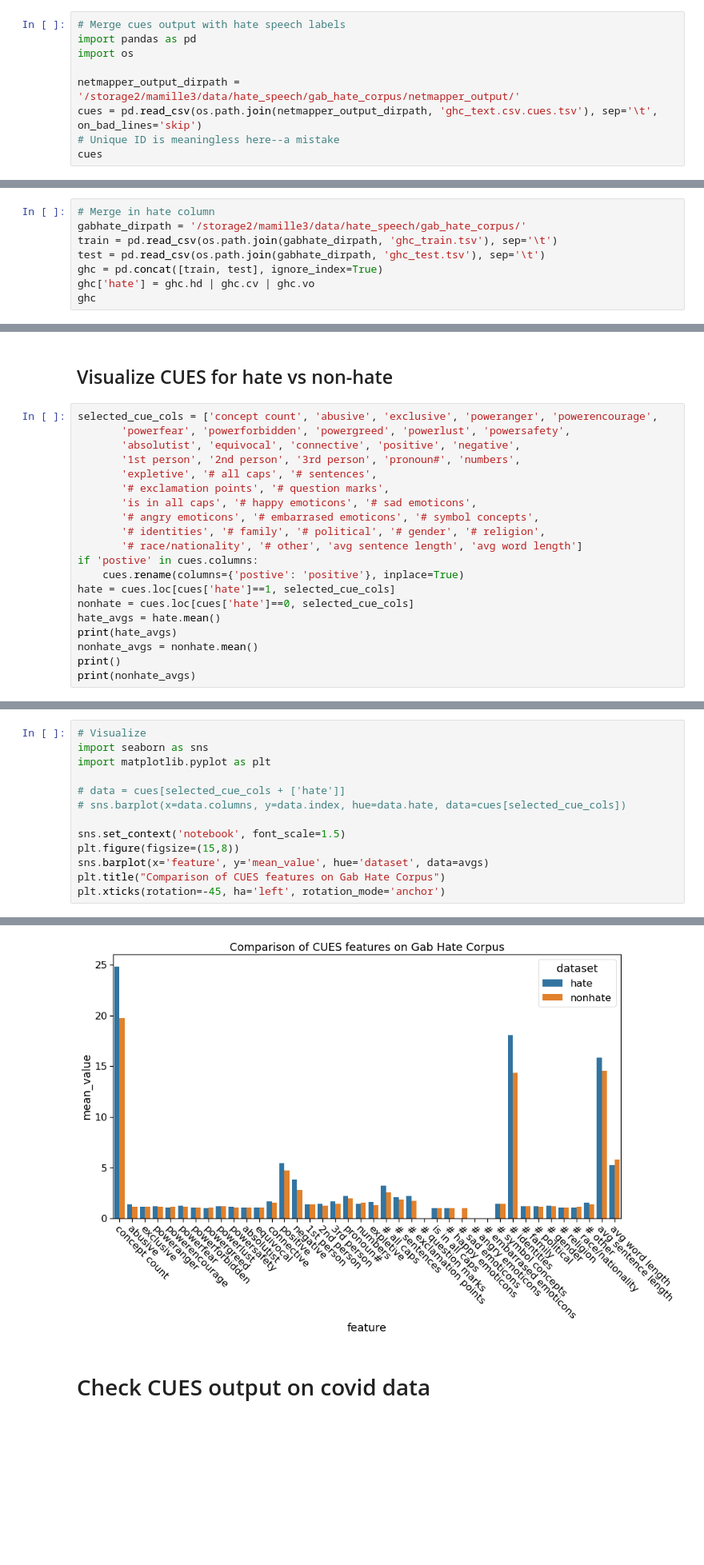
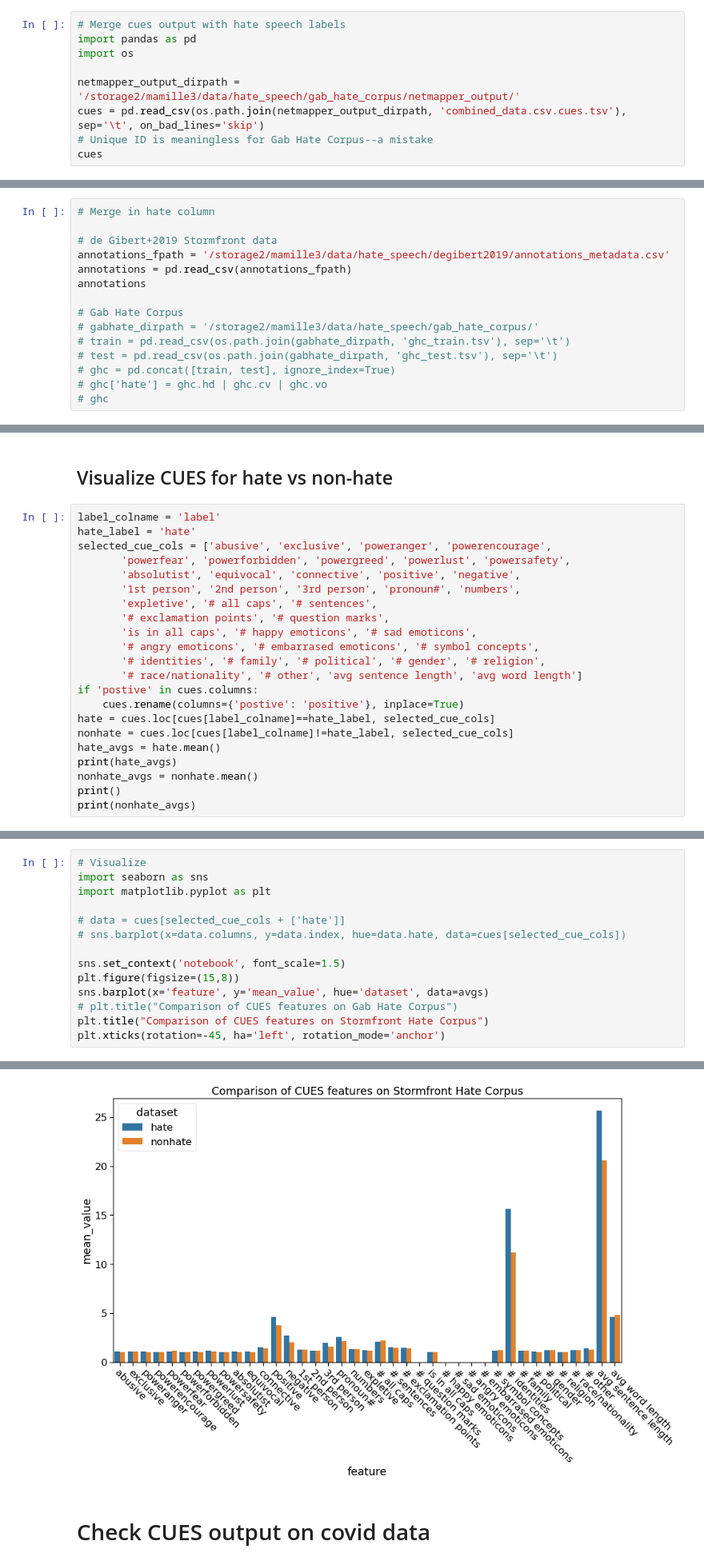
Before and after one commit to michaelmilleryoder/hate_speech_rhetoric, a Jupyter notebook: jupyter/netmapper_cues.ipynb, the cells around one changed output, grey strips where cells are left out. Shown at 80% size. Saved outputs shown, nothing was run; the diff lists cells and outputs as text; blank space fills up the shorter version.

Commit message:
netmapper cues updates for Stormfront data

```diff
--- a/jupyter/netmapper_cues.ipynb
+++ b/jupyter/netmapper_cues.ipynb
@@ -6,8 +72,8 @@ import pandas as pd
 import os
 
 netmapper_output_dirpath = '/storage2/mamille3/data/hate_speech/gab_hate_corpus/netmapper_output/'
-cues = pd.read_csv(os.path.join(netmapper_output_dirpath, 'ghc_text.csv.cues.tsv'), sep='\t', on_bad_lines='skip')
-# Unique ID is meaningless here--a mistake
+cues = pd.read_csv(os.path.join(netmapper_output_dirpath, 'combined_data.csv.cues.tsv'), sep='\t', on_bad_lines='skip')
+# Unique ID is meaningless for Gab Hate Corpus--a mistake
 cues
 # %% [output]
 |  | Unique ID | Author | Date | concept count | # thesaurus replacements | reading difficulty | named entity | ... |
@@ -26,9 +92,16 @@ cues
 # %%
 # Merge in hate column
-gabhate_dirpath = '/storage2/mamille3/data/hate_speech/gab_hate_corpus/'
-train = pd.read_csv(os.path.join(gabhate_dirpath, 'ghc_train.tsv'), sep='\t')
-test = pd.read_csv(os.path.join(gabhate_dirpath, 'ghc_test.tsv'), sep='\t')
-ghc = pd.concat([train, test], ignore_index=True)
-ghc['hate'] = ghc.hd | ghc.cv | ghc.vo
-ghc
+
+# de Gibert+2019 Stormfront data
+annotations_fpath = '/storage2/mamille3/data/hate_speech/degibert2019/annotations_metadata.csv'
+annotations = pd.read_csv(annotations_fpath)
+annotations
+
+# Gab Hate Corpus
+# gabhate_dirpath = '/storage2/mamille3/data/hate_speech/gab_hate_corpus/'
+# train = pd.read_csv(os.path.join(gabhate_dirpath, 'ghc_train.tsv'), sep='\t')
+# test = pd.read_csv(os.path.join(gabhate_dirpath, 'ghc_test.tsv'), sep='\t')
+# ghc = pd.concat([train, test], ignore_index=True)
+# ghc['hate'] = ghc.hd | ghc.cv | ghc.vo
+# ghc
 # %% [output]
@@ -65,7 +138,9 @@ cues
 # %% [markdown]
 ## Visualize CUES for hate vs non-hate
 # %%
-selected_cue_cols = ['concept count', 'abusive', 'exclusive', 'poweranger', 'powerencourage',
+label_colname = 'label'
+hate_label = 'hate'
+selected_cue_cols = ['abusive', 'exclusive', 'poweranger', 'powerencourage',
        'powerfear', 'powerforbidden', 'powergreed', 'powerlust', 'powersafety',
        'absolutist', 'equivocal', 'connective', 'positive', 'negative',
        '1st person', '2nd person', '3rd person', 'pronoun#', 'numbers',
@@ -77,8 +152,8 @@ selected_cue_cols = ['concept count', 'abusive', 'exclusive', 'poweranger', 'pow
        '# race/nationality', '# other', 'avg sentence length', 'avg word length']
 if 'postive' in cues.columns:
     cues.rename(columns={'postive': 'positive'}, inplace=True)
-hate = cues.loc[cues['hate']==1, selected_cue_cols]
-nonhate = cues.loc[cues['hate']==0, selected_cue_cols]
+hate = cues.loc[cues[label_colname]==hate_label, selected_cue_cols]
+nonhate = cues.loc[cues[label_colname]!=hate_label, selected_cue_cols]
 hate_avgs = hate.mean()
 print(hate_avgs)
 nonhate_avgs = nonhate.mean()
@@ -134,7 +209,8 @@ import matplotlib.pyplot as plt
 sns.set_context('notebook', font_scale=1.5)
 plt.figure(figsize=(15,8))
 sns.barplot(x='feature', y='mean_value', hue='dataset', data=avgs)
-plt.title("Comparison of CUES features on Gab Hate Corpus")
+# plt.title("Comparison of CUES features on Gab Hate Corpus")
+plt.title("Comparison of CUES features on Stormfront Hate Corpus")
 plt.xticks(rotation=-45, ha='left', rotation_mode='anchor')
 # %% [output]
 (array([ 0,  1,  2,  3,  4,  5,  6,  7,  8,  9, 10, 11, 12, 13, 14, 15, 16,
@@ -157,4 +233,4 @@ plt.xticks(rotation=-45, ha='left', rotation_mode='anchor')
-[figure, old version]
+[figure, new version]
 # %% [markdown]
 # Check CUES output on covid data
 # %% [markdown]
```
Also changed, not shown: parts of 11 cells of this notebook, 1 other file.
